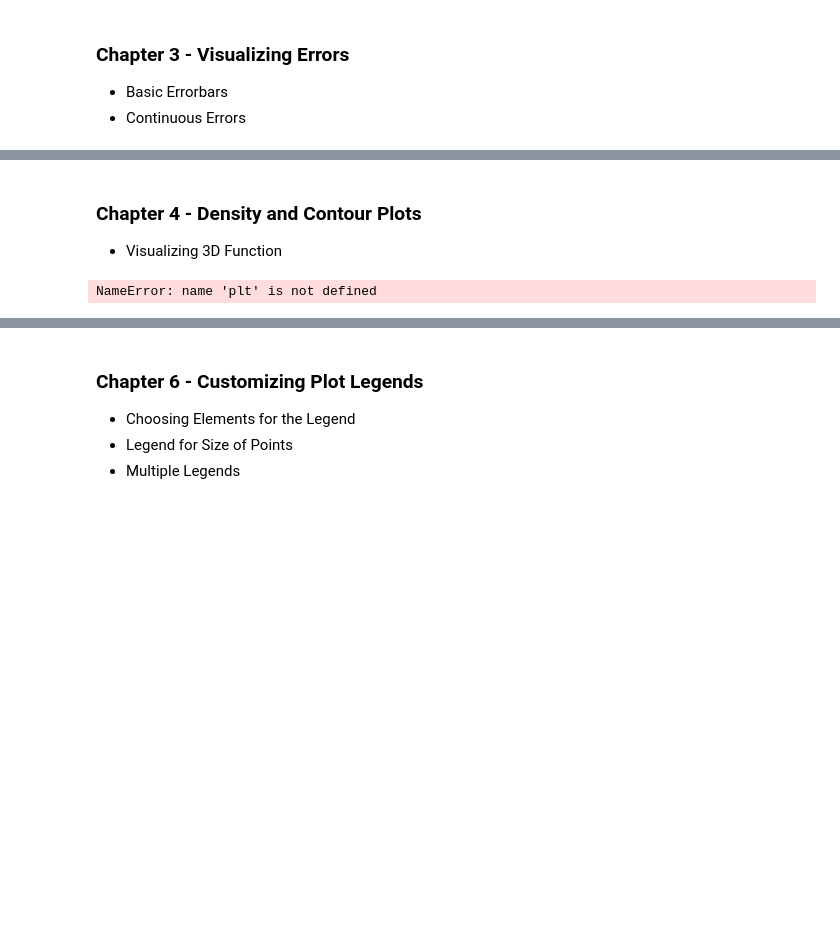
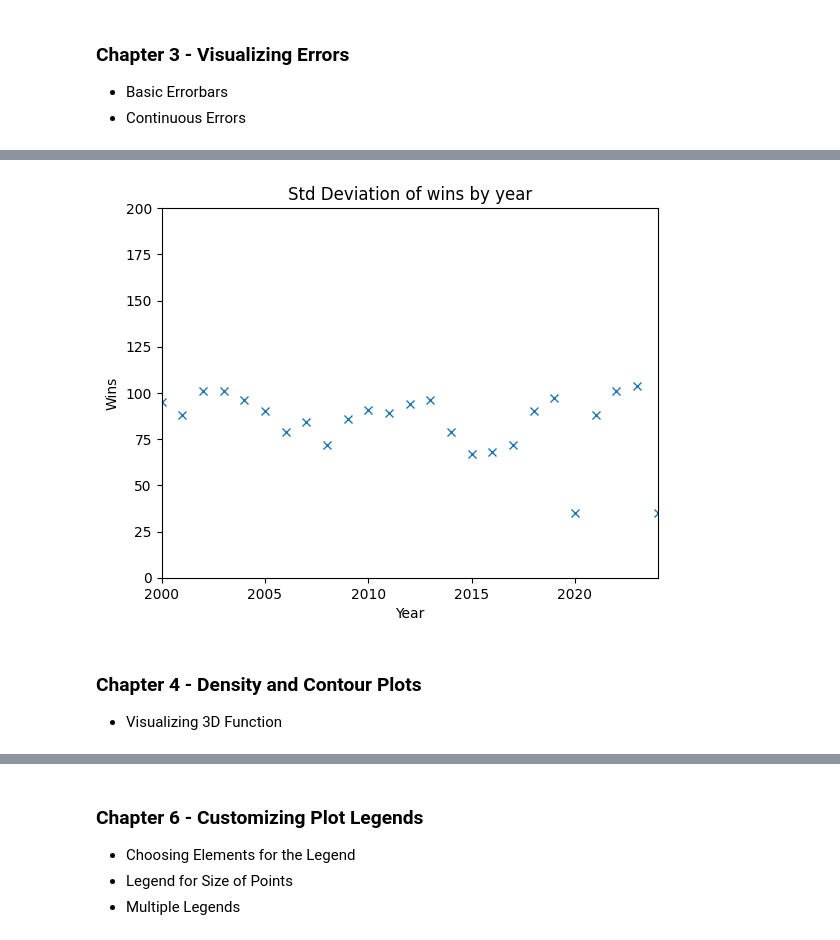
Before and after one commit to C00lEagle/Project4, a Jupyter notebook: Project4MY.ipynb, the cells around one changed output, grey strips where cells are left out. Drawn from its saved outputs; the diff is of its cells as text; code cells hidden in the pictures; blank space fills up the shorter version.

```diff
--- a/Project4MY.ipynb
+++ b/Project4MY.ipynb
@@ -130,9 +132,11 @@ Image('braveswins.png')
 diff_braves = pd.read_csv('diff_braves.csv')
 diff_braves = diff_braves[:-1]
 print(diff_braves)
+x = diff_braves.index
+y = diff_braves['W-L%']
 
 plt.style.use('default')
-plt.plot(diff_braves.index, diff_braves['W-L%'], 'x', color='blue')
+plt.plot(x, y, 'x', color='blue')
 plt.title(f'Braves Win% by Organization Name')
 plt.xlabel('Dataframe Index')
 plt.ylabel(f'Win%')
@@ -162,10 +185,30 @@ NameError: name 'plt' is not defined
+# %%
+# Chapter 3
+# Game wins continuous error
+from sklearn.gaussian_process import GaussianProcessRegressor
+
+model = lambda x: x * np.cos(x)
+xdata = np.array([1, 3, 5, 6, 8])
+ydata = model(xdata)
+
+gp = GaussianProcessRegressor()
+gp.fit(xdata[:, np.newaxis], ydata)
+
+xfit = np.linspace(0, 10, 1000)
+yfit, MSE = gp.predict(xfit[:, np.newaxis], return_std=True)
+dyfit = 2 * np.sqrt(MSE)  # 2*sigma ~ 95% confidence region
+
+plt.plot(yr, braves.W, 'x')
+plt.plot(xfit, yfit, '-', color='gray')
+plt.fill_between(xfit, yfit - dyfit, yfit + dyfit,
+                 color='gray', alpha=0.5)
+plt.axis([2000, 2024, 0, 200])
+plt.title('Std Deviation of wins by year')
+plt.xlabel('Year')
+plt.ylabel('Wins')
+plt.show()
+# %% [output]
+[figure, added]
 # %% [markdown]
 ### Chapter 4 - Density and Contour Plots
 - Visualizing 3D Function
-# %%
-# Chapter 1
-#
-fig = plt.figure()
-ax = plt.axes()
-# %% [output]
-NameError: name 'plt' is not defined
```
Also changed, not shown: parts of 32 cells of this notebook, 2 other files.
